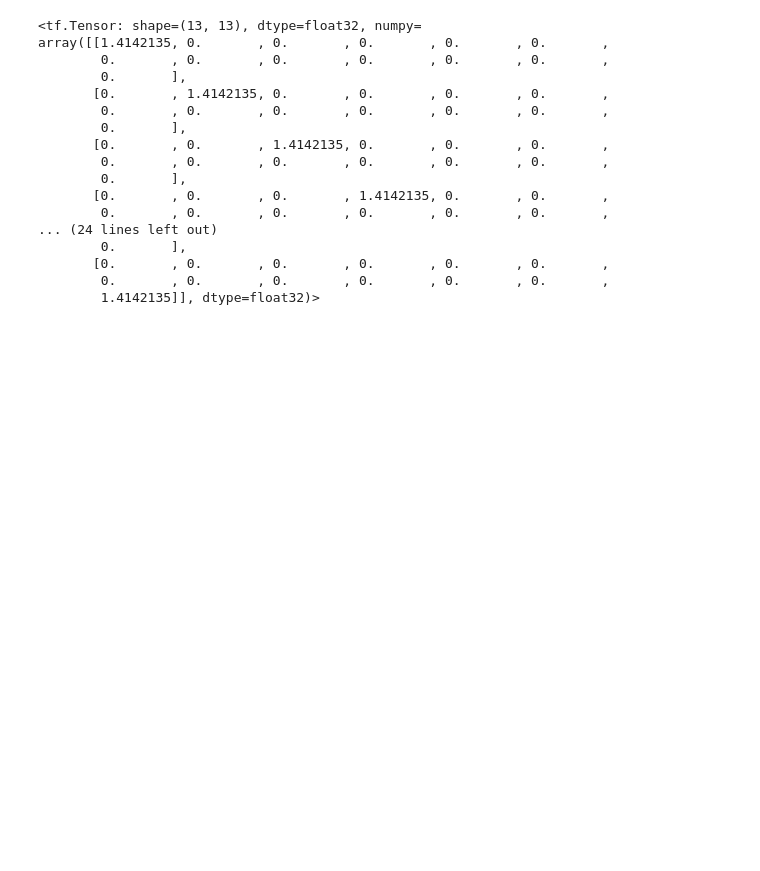
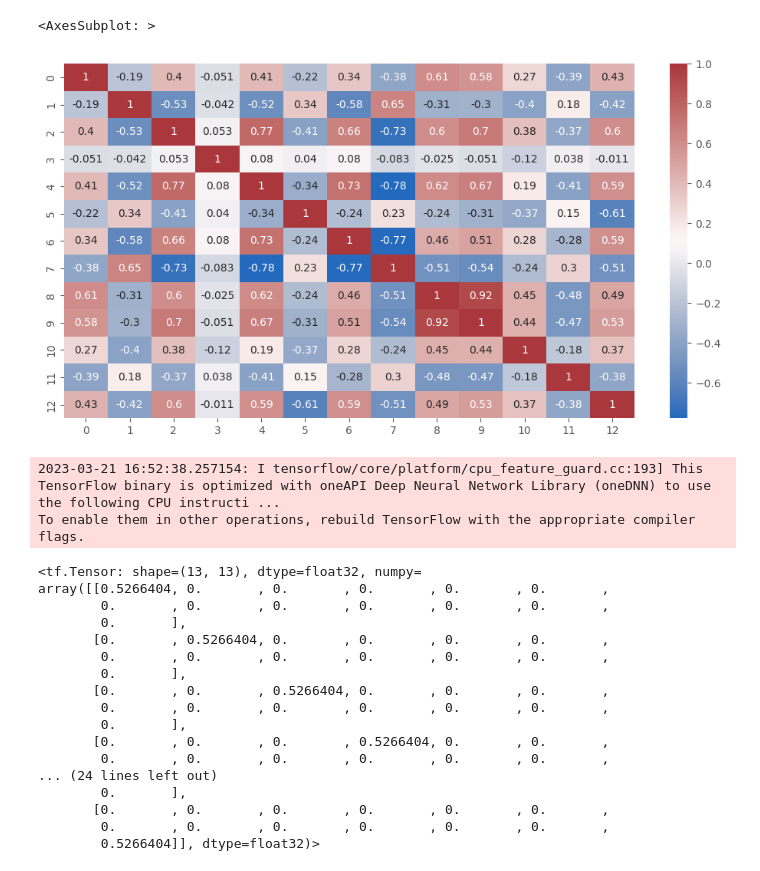
Before and after one commit to mattyred/BSGP_Automatic_Independence_Determination, a Jupyter notebook: LambdaRBFKernel/BostonAnalysis.ipynb, the cells around one changed output. Drawn from its saved outputs; the diff is of its cells as text; code cells hidden in the pictures; blank space fills up the shorter version.

```diff
--- a/LambdaRBFKernel/BostonAnalysis.ipynb
+++ b/LambdaRBFKernel/BostonAnalysis.ipynb
@@ -44,31 +54,45 @@ Y_test = (Y_test - Y_train_mean) / Y_train_std
+# %%
+index_values = ['%d'%(i) for i in range(X_train.shape[0])]
+column_values = ['%d'%(i) for i in range(X_train.shape[1])]
+df = pd.DataFrame(data = X_train,
+                  index = index_values,
+                  columns = column_values)
+corr = df.corr()
+sns.heatmap(corr, annot=True, cmap='vlag')
+# %% [output]
+<AxesSubplot: >
+[figure, added]
 # %%
 def get_lower_triangular_diag(diag):
-    Lambda = tf.linalg.diag(diag)
+    Lambda_inv = tf.linalg.diag(diag)
+    Lambda = tf.linalg.inv(Lambda_inv)
     L = tf.linalg.cholesky(Lambda)
     return L
 
-diagonal = tf.constant([2]*13, dtype=tf.float32)
-Lambda_L = get_lower_triangular_diag(diagonal)
+lengthscales = tf.constant([D**0.5]*13, dtype=tf.float32)
+Lambda_L = get_lower_triangular_diag(lengthscales)
 Lambda_L
-#tf.linalg.matmul(Lambda_L, tf.transpose(Lambda_L))
+#tf.linalg.inv(Lambda_L)
 # %% [output]
-<tf.Tensor: shape=(13, 13), dtype=float32, numpy=
-array([[1.4142135, 0.       , 0.       , 0.       , 0.       , 0.       ,
-        0.       , 0.       , 0.       , 0.       , 0.       , 0.       ,
-        0.       ],
-       [0.       , 1.4142135, 0.       , 0.       , 0.       , 0.       ,
-        0.       , 0.       , 0.       , 0.       , 0.       , 0.       ,
-        0.       ],
-       [0.       , 0.       , 1.4142135, 0.       , 0.       , 0.       ,
-        0.       , 0.       , 0.       , 0.       , 0.       , 0.       ,
-        0.       ],
-       [0.       , 0.       , 0.       , 1.4142135, 0.       , 0.       ,
-        0.       , 0.       , 0.       , 0.       , 0.       , 0.       ,
-... (24 lines left out)
-        0.       ],
-       [0.       , 0.       , 0.       , 0.       , 0.       , 0.       ,
-        0.       , 0.       , 0.       , 0.       , 0.       , 0.       ,
-        1.4142135]], dtype=float32)>
+2023-03-21 16:52:38.257154: I tensorflow/core/platform/cpu_feature_guard.cc:193] This TensorFlow binary is optimized with oneAPI Deep Neural Network Library (oneDNN) to use the following CPU instructi ...
+To enable them in other operations, rebuild TensorFlow with the appropriate compiler flags.
+<tf.Tensor: shape=(13, 13), dtype=float32, numpy=
+array([[0.5266404, 0.       , 0.       , 0.       , 0.       , 0.       ,
+        0.       , 0.       , 0.       , 0.       , 0.       , 0.       ,
+        0.       ],
+       [0.       , 0.5266404, 0.       , 0.       , 0.       , 0.       ,
+        0.       , 0.       , 0.       , 0.       , 0.       , 0.       ,
+        0.       ],
+       [0.       , 0.       , 0.5266404, 0.       , 0.       , 0.       ,
+        0.       , 0.       , 0.       , 0.       , 0.       , 0.       ,
+        0.       ],
+       [0.       , 0.       , 0.       , 0.5266404, 0.       , 0.       ,
+        0.       , 0.       , 0.       , 0.       , 0.       , 0.       ,
+... (24 lines left out)
+        0.       ],
+       [0.       , 0.       , 0.       , 0.       , 0.       , 0.       ,
+        0.       , 0.       , 0.       , 0.       , 0.       , 0.       ,
+        0.5266404]], dtype=float32)>
 # %%
 #Lambda = tf.constant([[1/4, 0],[0, 1/4]], dtype=tf.float64)#(1/4)*tf.eye(2, dtype=tf.float64)
 D = 13
```
Also changed, not shown: parts of 10 cells of this notebook, 3 other files.
